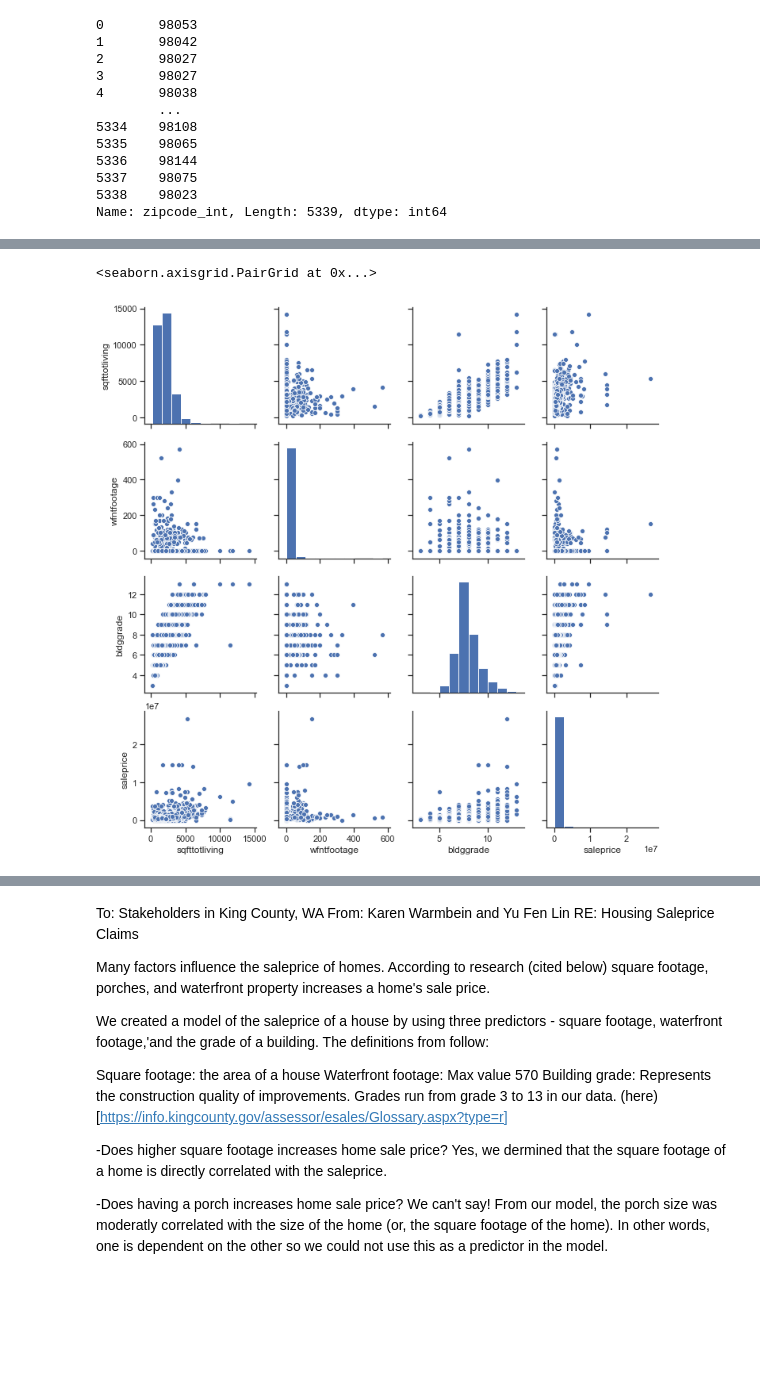
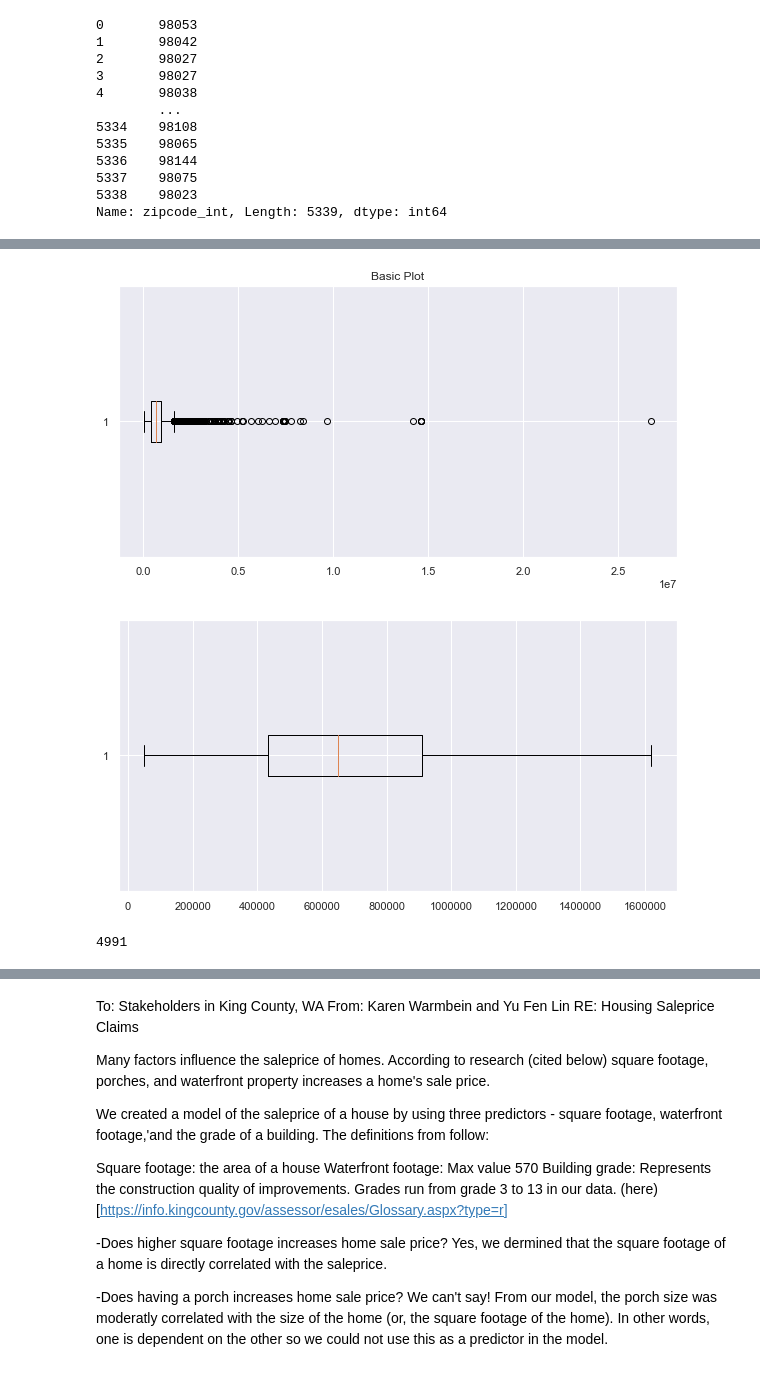
Before and after one commit to karenkathryn/housing_prices_project, a Jupyter notebook: sandbox.ipynb, the cells around one changed output, grey strips where cells are left out. Saved outputs shown, nothing was run; the diff lists cells and outputs as text; code cells hidden in the pictures; blank space fills up the shorter version.

```diff
--- a/sandbox.ipynb
+++ b/sandbox.ipynb
@@ -114,0 +164,2 @@ Name: zipcode_int, Length: 5339, dtype: int64
+# %%
+df = df_new
@@ -114,0 +180,2 @@ Name: zipcode_int, Length: 5339, dtype: int64
+# %%
+df = pd.concat([df, df3],axis=1)
@@ -114,0 +213,2 @@ Name: zipcode_int, Length: 5339, dtype: int64
+# %%
+df = ohe_fun('wfntlocation', df)
@@ -114,0 +230,4 @@ Name: zipcode_int, Length: 5339, dtype: int64
+# %%
+
+df.rename(columns={0:"wfntlocation_0", 1:"wfntlocation_3", 2:"wfntlocation_5",
+                   3:"wfntlocation_6", 4:"wfntlocation_7", 5:"wfntlocation_8", 6:"wfntlocation_9"}, inplace=True)
@@ -174,7 +348,19 @@ plt.hist(errors, bins=30);
+# %%
+#create a boxplot of saleprice to see outliers
+#outliers above 1.6 million
+
+fig1, ax1 = plt.subplots(figsize=(10,5))
+ax1.set_title('Basic Plot')
+ax1.boxplot(Y, vert=False);
+fig2, ax2 = plt.subplots(figsize=(10,5))
+ax2.boxplot(Y, vert=False, showfliers=False);
+# %% [output]
+[figure, added]
+[figure, added]
+# %%
+#total: 5339
+sum(Y < 1700000)
+# %% [output]
+4991
 # %%
 df_test = pd.concat([df_reduced, df['saleprice']], axis=1)
-sns.set(style="ticks");
-sns.pairplot(df_test)
-# %% [output]
-<seaborn.axisgrid.PairGrid at 0x...>
-[figure, removed]
```
Also changed, not shown: parts of 36 cells of this notebook.
